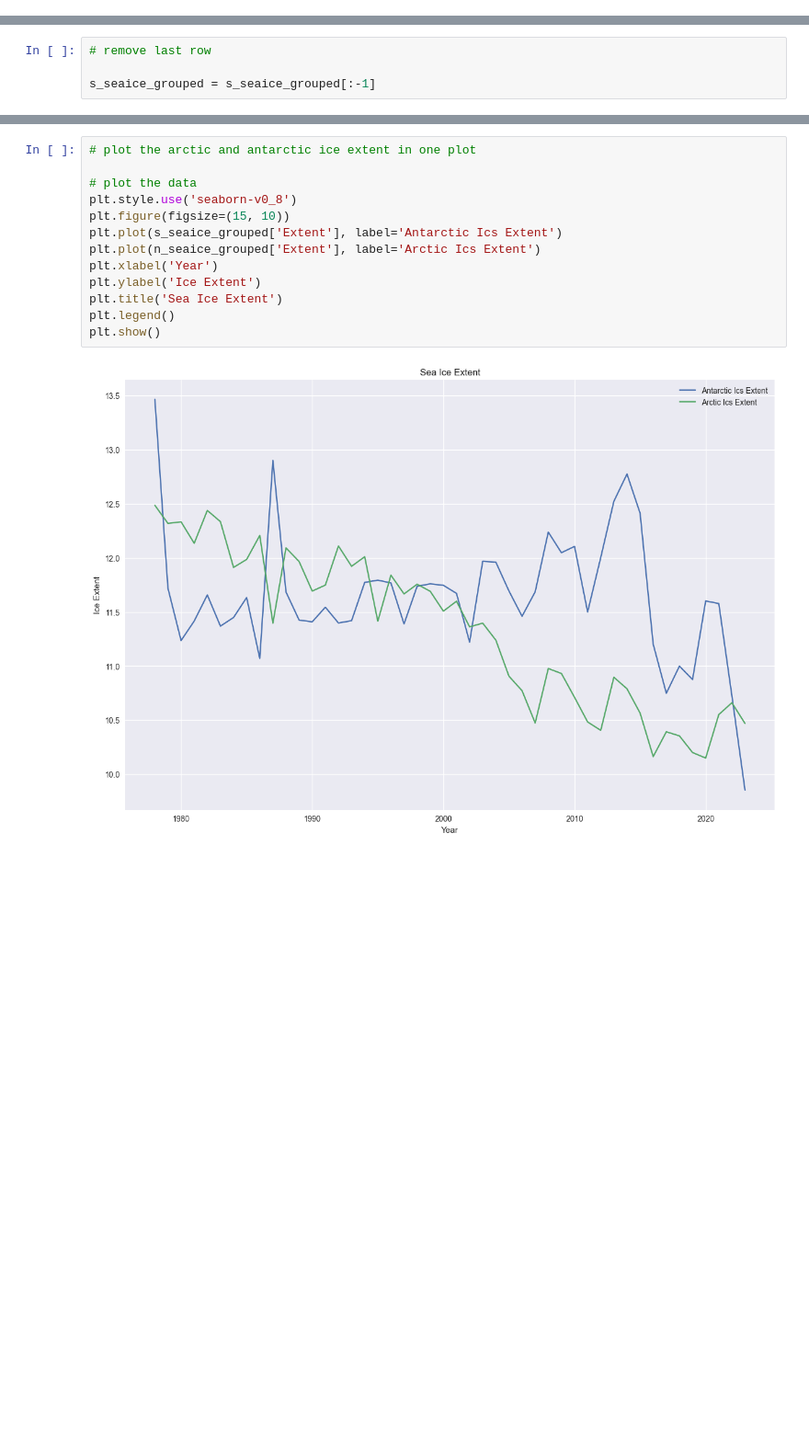
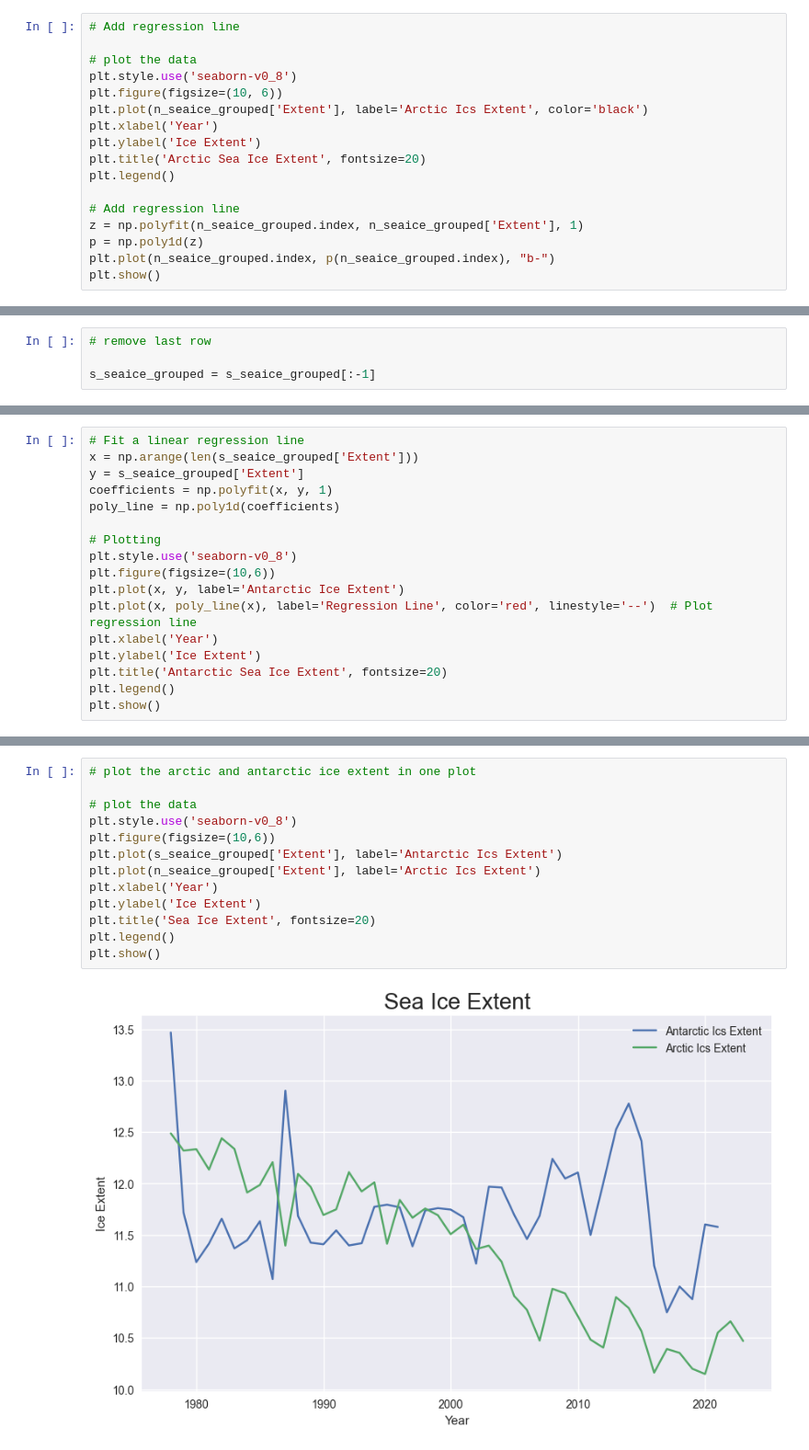
Before and after one commit to dilancroos/ice_extent, a Jupyter notebook: sea_ice.ipynb, the cells around one changed output, grey strips where cells are left out. Shown at 92% size. Saved outputs shown, nothing was run; the diff lists cells and outputs as text; blank space fills up the shorter version.

```diff
--- a/sea_ice.ipynb
+++ b/sea_ice.ipynb
@@ -150,0 +164,17 @@ plt.show()
+# %%
+# Add regression line
+
+# plot the data
+plt.style.use('seaborn-v0_8')
+plt.figure(figsize=(10, 6))
+plt.plot(n_seaice_grouped['Extent'], label='Arctic Ics Extent', color='black')
+plt.xlabel('Year')
+plt.ylabel('Ice Extent')
+plt.title('Arctic Sea Ice Extent', fontsize=20)
+plt.legend()
+
+# Add regression line
+z = np.polyfit(n_seaice_grouped.index, n_seaice_grouped['Extent'], 1)
+p = np.poly1d(z)
+plt.plot(n_seaice_grouped.index, p(n_seaice_grouped.index), "b-")
+plt.show()
@@ -313,0 +330,17 @@ plt.show()
+# %%
+# Fit a linear regression line
+x = np.arange(len(s_seaice_grouped['Extent']))
+y = s_seaice_grouped['Extent']
+coefficients = np.polyfit(x, y, 1)
+poly_line = np.poly1d(coefficients)
+
+# Plotting
+plt.style.use('seaborn-v0_8')
+plt.figure(figsize=(10,6))
+plt.plot(x, y, label='Antarctic Ice Extent')
+plt.plot(x, poly_line(x), label='Regression Line', color='red', linestyle='--')  # Plot regression line
+plt.xlabel('Year')
+plt.ylabel('Ice Extent')
+plt.title('Antarctic Sea Ice Extent', fontsize=20)
+plt.legend()
+plt.show()
@@ -314,15 +349,15 @@ plt.show()
 # %%
 # plot the arctic and antarctic ice extent in one plot
 
 # plot the data
 plt.style.use('seaborn-v0_8')
-plt.figure(figsize=(15, 10))
+plt.figure(figsize=(10,6))
 plt.plot(s_seaice_grouped['Extent'], label='Antarctic Ics Extent')
 plt.plot(n_seaice_grouped['Extent'], label='Arctic Ics Extent')
 plt.xlabel('Year')
 plt.ylabel('Ice Extent')
-plt.title('Sea Ice Extent')
+plt.title('Sea Ice Extent', fontsize=20)
 plt.legend()
 plt.show()
 # %% [output]
-[figure, old version]
+[figure, new version]
```
Also changed, not shown: parts of 12 cells of this notebook.
